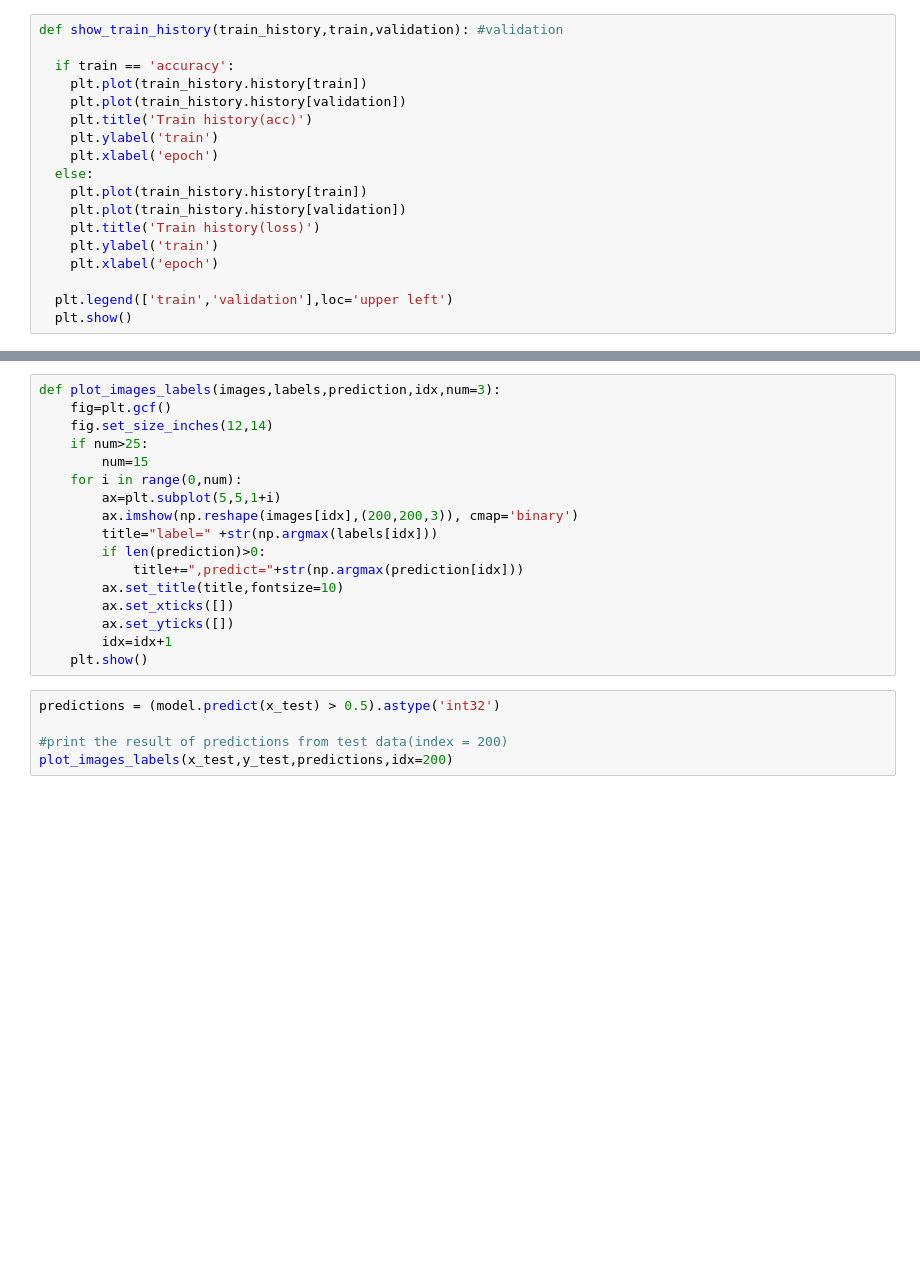
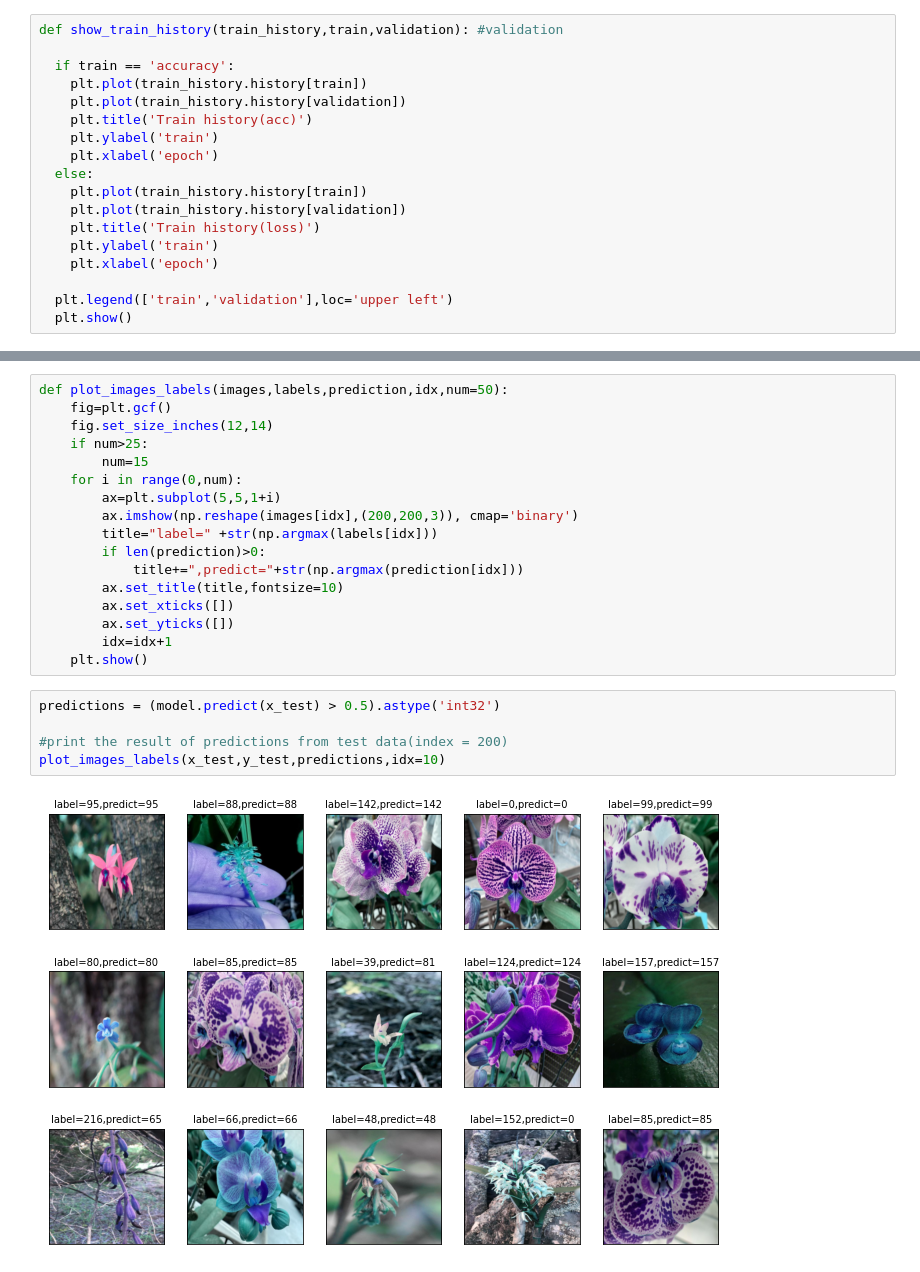
Before and after one commit to bella0826/-, a Jupyter notebook: 蘭花_ResNet.ipynb, the cells around one changed output, grey strips where cells are left out. Cells and saved outputs as stored; diff of their text form; blank space fills up the shorter version.

```diff
--- a/蘭花_ResNet.ipynb
+++ b/蘭花_ResNet.ipynb
@@ -110,5 +154,5 @@ print('accuracy:',scores[1])
 # %%
-def plot_images_labels(images,labels,prediction,idx,num=3):
+def plot_images_labels(images,labels,prediction,idx,num=50):
     fig=plt.gcf()
     fig.set_size_inches(12,14)
     if num>25:
@@ -127,5 +171,7 @@ def plot_images_labels(images,labels,prediction,idx,num=3):
 # %%
 predictions = (model.predict(x_test) > 0.5).astype('int32')
 
 #print the result of predictions from test data(index = 200)
-plot_images_labels(x_test,y_test,predictions,idx=200)
+plot_images_labels(x_test,y_test,predictions,idx=10)
+# %% [output]
+[figure, added]
```
Also changed, not shown: parts of 4 cells of this notebook.
